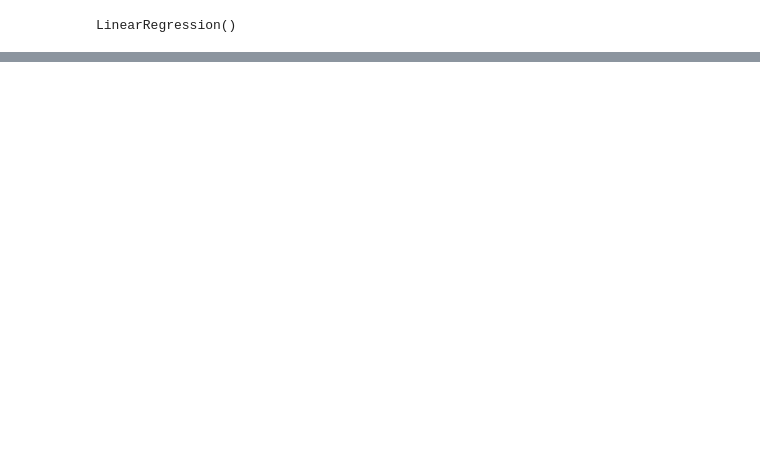
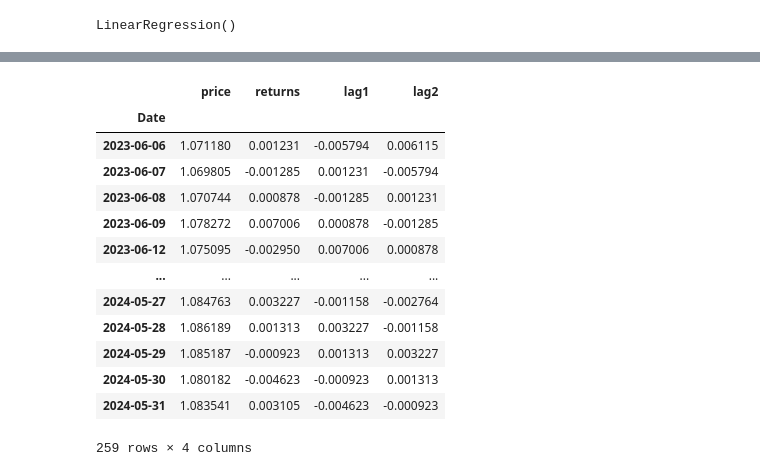
Before and after one commit to kurumbus/algorithmic-trading, a Jupyter notebook: multiple-regression.ipynb, the cells around one changed output, grey strips where cells are left out. Cells and saved outputs as stored; diff of their text form; code cells hidden in the pictures; blank space fills up the shorter version.

```diff
--- a/multiple-regression.ipynb
+++ b/multiple-regression.ipynb
@@ -135 +134,11 @@ trades
 Name: count, dtype: int64
+# %%
+symbol = "EURUSD=X"
+start = "2023-06-01"
+end = "2024-06-01"
+interval = '1d'
+# %%
+testdf = yf.download(symbol, start, end, interval=interval).Close.to_frame()
+testdf.rename(columns={"Close": "price"}, inplace=True)
+testdf['returns'] = np.log(testdf['price'].div(testdf['price'].shift(1)))
+testdf
@@ -135,0 +161,23 @@ Name: count, dtype: int64
+# %%
+cols = []
+for lag in range(1, lags+1):
+    col = "lag{}".format(lag)
+    testdf[col] = testdf.returns.shift(lag)
+    cols.append(col)
+testdf.dropna(inplace=True)
+testdf
+# %% [output]
+|  | price | returns | lag1 | lag2 |
+| Date |  |  |  |  |
+| 2023-06-06 | 1.071180 | 0.001231 | -0.005794 | 0.006115 |
+| 2023-06-07 | 1.069805 | -0.001285 | 0.001231 | -0.005794 |
+| 2023-06-08 | 1.070744 | 0.000878 | -0.001285 | 0.001231 |
+| 2023-06-09 | 1.078272 | 0.007006 | 0.000878 | -0.001285 |
+| 2023-06-12 | 1.075095 | -0.002950 | 0.007006 | 0.000878 |
+| ... | ... | ... | ... | ... |
+| 2024-05-27 | 1.084763 | 0.003227 | -0.001158 | -0.002764 |
+| 2024-05-28 | 1.086189 | 0.001313 | 0.003227 | -0.001158 |
+| 2024-05-29 | 1.085187 | -0.000923 | 0.001313 | 0.003227 |
+| 2024-05-30 | 1.080182 | -0.004623 | -0.000923 | 0.001313 |
+| 2024-05-31 | 1.083541 | 0.003105 | -0.004623 | -0.000923 |
+259 rows × 4 columns
```
Also changed, not shown: parts of 17 cells of this notebook.
